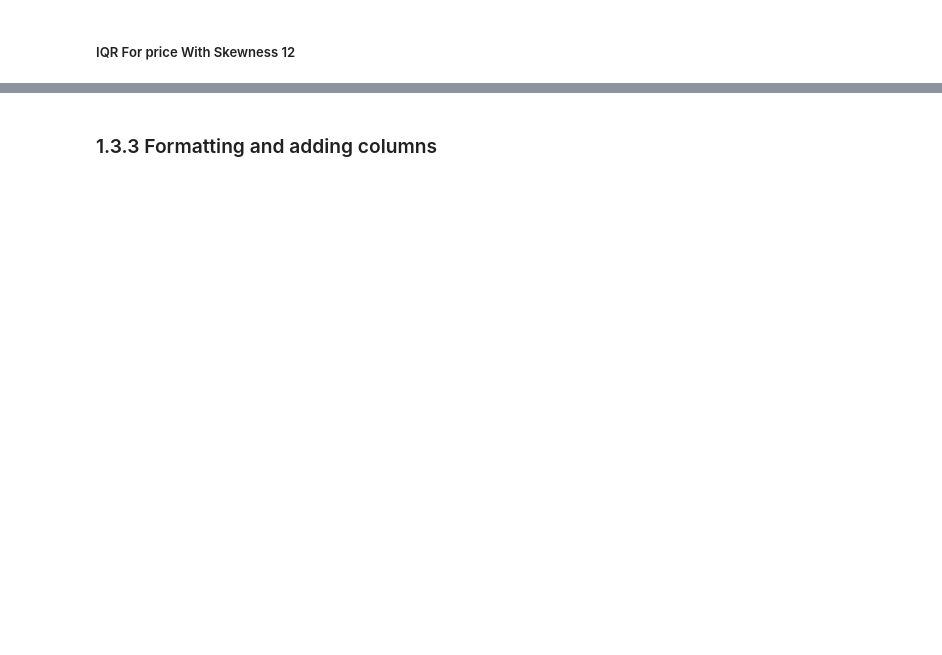
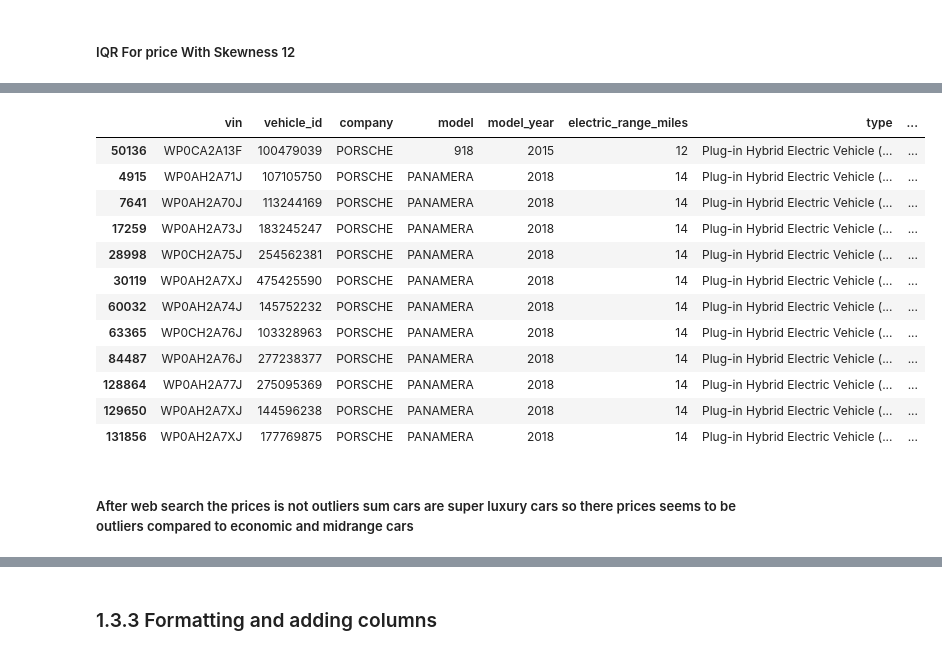
Before and after one commit to mohamedfouad00/Electric-cars-population-and-sales-project, a Jupyter notebook: python project.ipynb, the cells around one changed output, grey strips where cells are left out. Drawn from its saved outputs; the diff is of its cells as text; code cells hidden in the pictures; blank space fills up the shorter version.

```diff
--- a/python project.ipynb
+++ b/python project.ipynb
@@ -311,5 +320,5 @@ df['electric_range_miles'].max()
 # %%
-def IQR_outliers(df,column):
+def IQR_outliers_population(df,column):
     Q1=df[column].quantile(0.25)
     Q3=df[column].quantile(0.75)
     IQR=Q3-Q1
@@ -317,6 +326,3 @@ def IQR_outliers(df,column):
     lower_bound=Q1-1.5*IQR
     pd.set_option('display.max_rows',None)
     return df[(df[column]>upper_bound) | (df[column]<lower_bound)]
-
-outliers= IQR_outliers(df,'price')
-outliers
@@ -337,3 +354,23 @@ outliers
+# %%
+p_pop=IQR_outliers_population(df,'price')
+# %%
+p_pop.sort_values(by='price',ascending=False)
+# %% [output]
+|  | vin | vehicle_id | company | model | model_year | electric_range_miles | type | ... |
+| 50136 | WP0CA2A13F | 100479039 | PORSCHE | 918 | 2015 | 12 | Plug-in Hybrid Electric Vehicle (... | ... |
+| 4915 | WP0AH2A71J | 107105750 | PORSCHE | PANAMERA | 2018 | 14 | Plug-in Hybrid Electric Vehicle (... | ... |
+| 7641 | WP0AH2A70J | 113244169 | PORSCHE | PANAMERA | 2018 | 14 | Plug-in Hybrid Electric Vehicle (... | ... |
+| 17259 | WP0AH2A73J | 183245247 | PORSCHE | PANAMERA | 2018 | 14 | Plug-in Hybrid Electric Vehicle (... | ... |
+| 28998 | WP0CH2A75J | 254562381 | PORSCHE | PANAMERA | 2018 | 14 | Plug-in Hybrid Electric Vehicle (... | ... |
+| 30119 | WP0AH2A7XJ | 475425590 | PORSCHE | PANAMERA | 2018 | 14 | Plug-in Hybrid Electric Vehicle (... | ... |
+| 60032 | WP0AH2A74J | 145752232 | PORSCHE | PANAMERA | 2018 | 14 | Plug-in Hybrid Electric Vehicle (... | ... |
+| 63365 | WP0CH2A76J | 103328963 | PORSCHE | PANAMERA | 2018 | 14 | Plug-in Hybrid Electric Vehicle (... | ... |
+| 84487 | WP0AH2A76J | 277238377 | PORSCHE | PANAMERA | 2018 | 14 | Plug-in Hybrid Electric Vehicle (... | ... |
+| 128864 | WP0AH2A77J | 275095369 | PORSCHE | PANAMERA | 2018 | 14 | Plug-in Hybrid Electric Vehicle (... | ... |
+| 129650 | WP0AH2A7XJ | 144596238 | PORSCHE | PANAMERA | 2018 | 14 | Plug-in Hybrid Electric Vehicle (... | ... |
+| 131856 | WP0AH2A7XJ | 177769875 | PORSCHE | PANAMERA | 2018 | 14 | Plug-in Hybrid Electric Vehicle (... | ... |
+# %% [markdown]
+##### After web search the prices is not outliers sum cars are super luxury cars so there prices seems to be outliers compared to economic and midrange cars
 # %% [markdown]
 <m>
 # %% [markdown]
```
Also changed, not shown: parts of 36 cells of this notebook.
